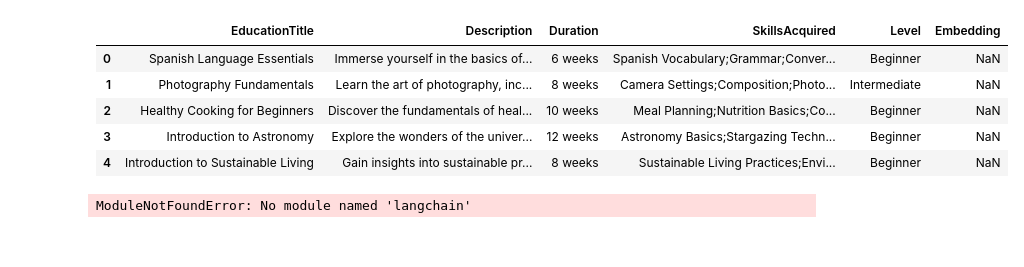
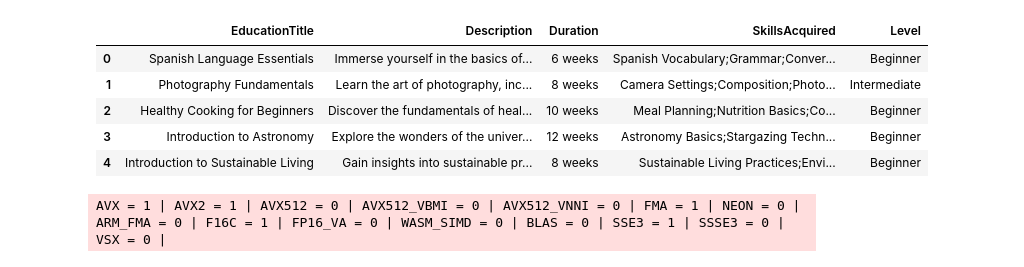
Before and after one commit to DenDeen/Learning-Path-Recommender, a Jupyter notebook: embed_dataframe.ipynb, the cells around one changed output. Drawn from its saved outputs; the diff is of its cells as text; code cells hidden in the pictures.

```diff
--- a/embed_dataframe.ipynb
+++ b/embed_dataframe.ipynb
@@ -1,28 +24,22 @@
 # %%
 import numpy as np
+from numpy.linalg import norm
+
+from llama_cpp.llama import Llama, LlamaGrammar
+from langchain.embeddings import LlamaCppEmbeddings
+
+import pickle
 import pandas as pd
-from tqdm import tqdm
+import matplotlib.pyplot as plt
+import seaborn as sns
 
 # load input/educations.csv into pandas
-educations = pd.read_csv("input/educations.csv")
-educations['Embedding'] = np.nan
-educations.head()
+df = pd.read_csv("input/educations.csv")
+df.head()
 # %% [output]
-|  | EducationTitle | Description | Duration | SkillsAcquired | Level | Embedding |
-| 0 | Spanish Language Essentials | Immerse yourself in the basics of... | 6 weeks | Spanish Vocabulary;Grammar;Conver... | Beginner | NaN |
-| 1 | Photography Fundamentals | Learn the art of photography, inc... | 8 weeks | Camera Settings;Composition;Photo... | Intermediate | NaN |
-| 2 | Healthy Cooking for Beginners | Discover the fundamentals of heal... | 10 weeks | Meal Planning;Nutrition Basics;Co... | Beginner | NaN |
-| 3 | Introduction to Astronomy | Explore the wonders of the univer... | 12 weeks | Astronomy Basics;Stargazing Techn... | Beginner | NaN |
-| 4 | Introduction to Sustainable Living | Gain insights into sustainable pr... | 8 weeks | Sustainable Living Practices;Envi... | Beginner | NaN |
+|  | EducationTitle | Description | Duration | SkillsAcquired | Level |
+| 0 | Spanish Language Essentials | Immerse yourself in the basics of... | 6 weeks | Spanish Vocabulary;Grammar;Conver... | Beginner |
+| 1 | Photography Fundamentals | Learn the art of photography, inc... | 8 weeks | Camera Settings;Composition;Photo... | Intermediate |
+| 2 | Healthy Cooking for Beginners | Discover the fundamentals of heal... | 10 weeks | Meal Planning;Nutrition Basics;Co... | Beginner |
+| 3 | Introduction to Astronomy | Explore the wonders of the univer... | 12 weeks | Astronomy Basics;Stargazing Techn... | Beginner |
+| 4 | Introduction to Sustainable Living | Gain insights into sustainable pr... | 8 weeks | Sustainable Living Practices;Envi... | Beginner |
-# %%
-from langchain.embeddings import LlamaCppEmbeddings
-
-filename = "mistral-7b-v0.1.Q4_K_M.gguf"
-
-llm = LlamaCppEmbeddings(model_path=filename)
-
-# query_result = llm.embed_query(text)
-
-# doc_result = llm.embed_documents(["This is a test.", "This is test number two.", "This is not a test."])
-# %% [output]
-ModuleNotFoundError: No module named 'langchain'
@@ -42,0 +46,6 @@ for i in tqdm(len(educations)):
+# %%
+filename = "mistral-7b-v0.1.Q4_K_M.gguf"
+
+llm = LlamaCppEmbeddings(model_path=filename)
+# %% [output]
+AVX = 1 | AVX2 = 1 | AVX512 = 0 | AVX512_VBMI = 0 | AVX512_VNNI = 0 | FMA = 1 | NEON = 0 | ARM_FMA = 0 | F16C = 1 | FP16_VA = 0 | WASM_SIMD = 0 | BLAS = 0 | SSE3 = 1 | SSSE3 = 0 | VSX = 0 |
```
Also changed, not shown: parts of 14 cells of this notebook, 9 other files.
